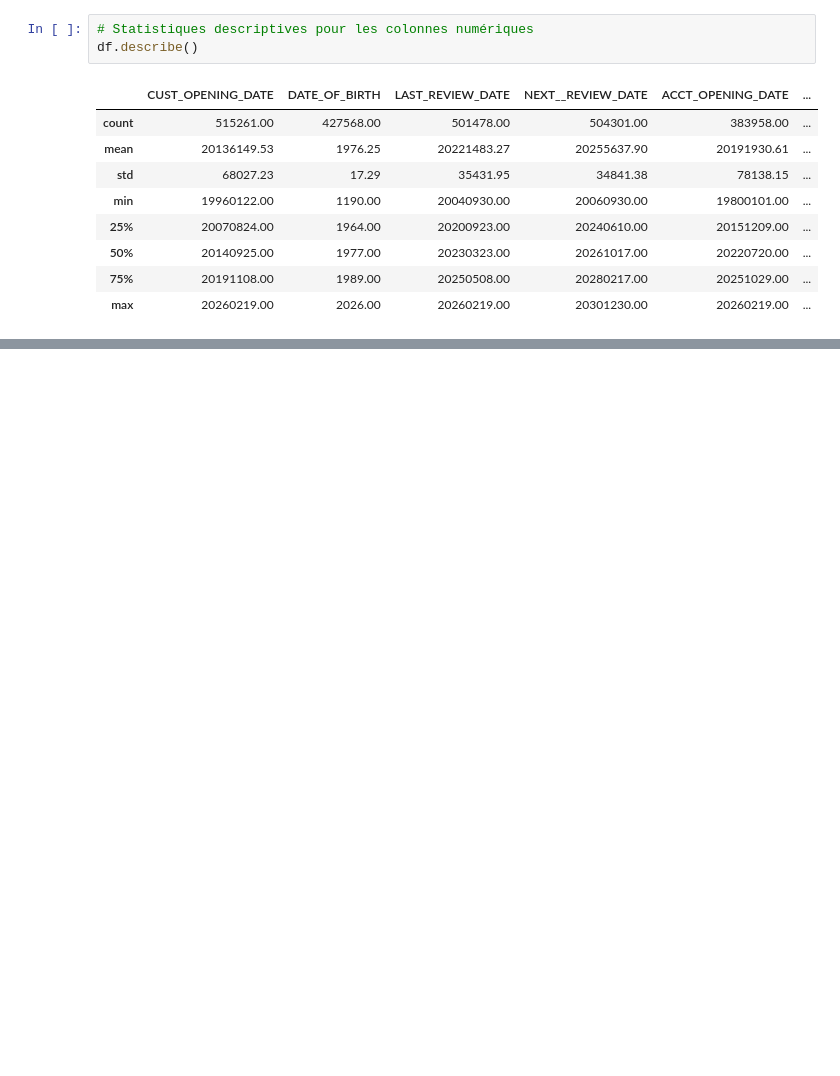
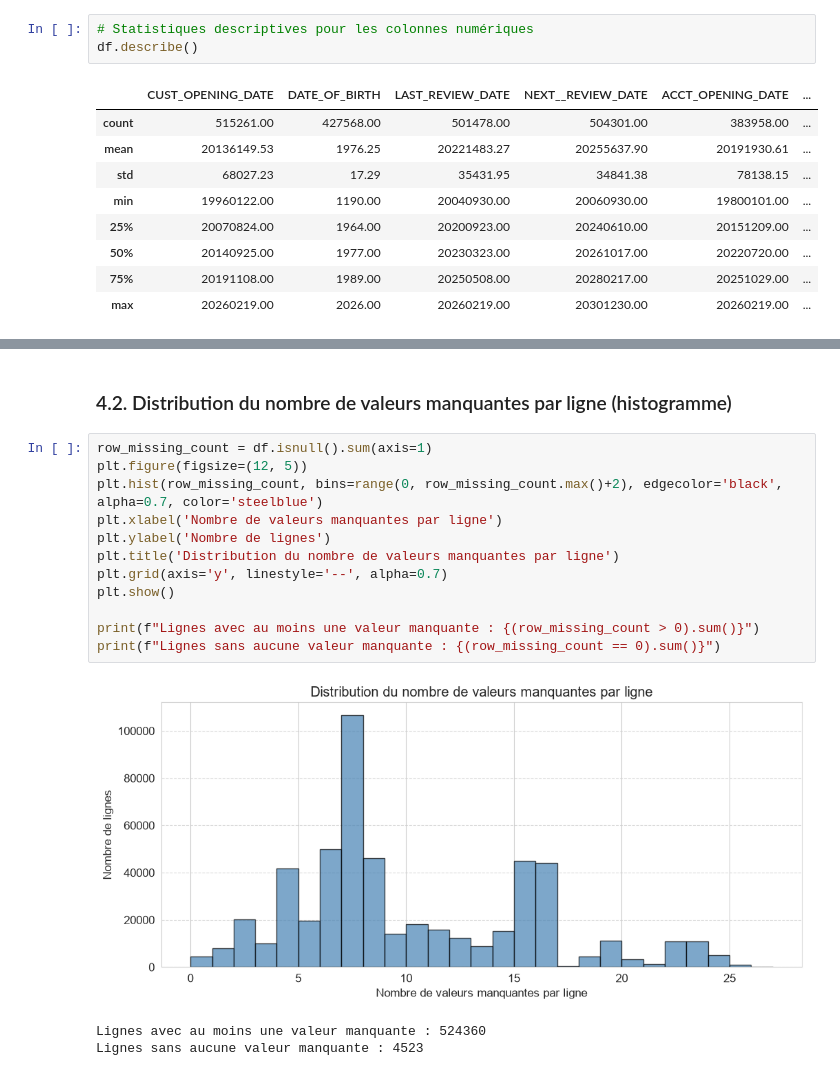
Before and after one commit to Hmz931/ProjetIntegre_Churn_HAFAS, a Jupyter notebook: 01_etl/notebooks EDA/01_exploration.ipynb, the cells around one changed output, grey strips where cells are left out. Cells and saved outputs as stored; diff of their text form; blank space fills up the shorter version.

```diff
--- a/01_etl/notebooks EDA/01_exploration.ipynb
+++ b/01_etl/notebooks EDA/01_exploration.ipynb
@@ -1044,0 +167,18 @@ dans le README du dossier `01_etl/` ou en issues GitHub.
+# %% [markdown]
+### 4.2. Distribution du nombre de valeurs manquantes par ligne (histogramme)
+# %%
+row_missing_count = df.isnull().sum(axis=1)
+plt.figure(figsize=(12, 5))
+plt.hist(row_missing_count, bins=range(0, row_missing_count.max()+2), edgecolor='black', alpha=0.7, color='steelblue')
+plt.xlabel('Nombre de valeurs manquantes par ligne')
+plt.ylabel('Nombre de lignes')
+plt.title('Distribution du nombre de valeurs manquantes par ligne')
+plt.grid(axis='y', linestyle='--', alpha=0.7)
+plt.show()
+
+print(f"Lignes avec au moins une valeur manquante : {(row_missing_count > 0).sum()}")
+print(f"Lignes sans aucune valeur manquante : {(row_missing_count == 0).sum()}")
+# %% [output]
+[figure, added]
+Lignes avec au moins une valeur manquante : 524360
+Lignes sans aucune valeur manquante : 4523
```
Also changed, not shown: parts of 103 cells of this notebook.
